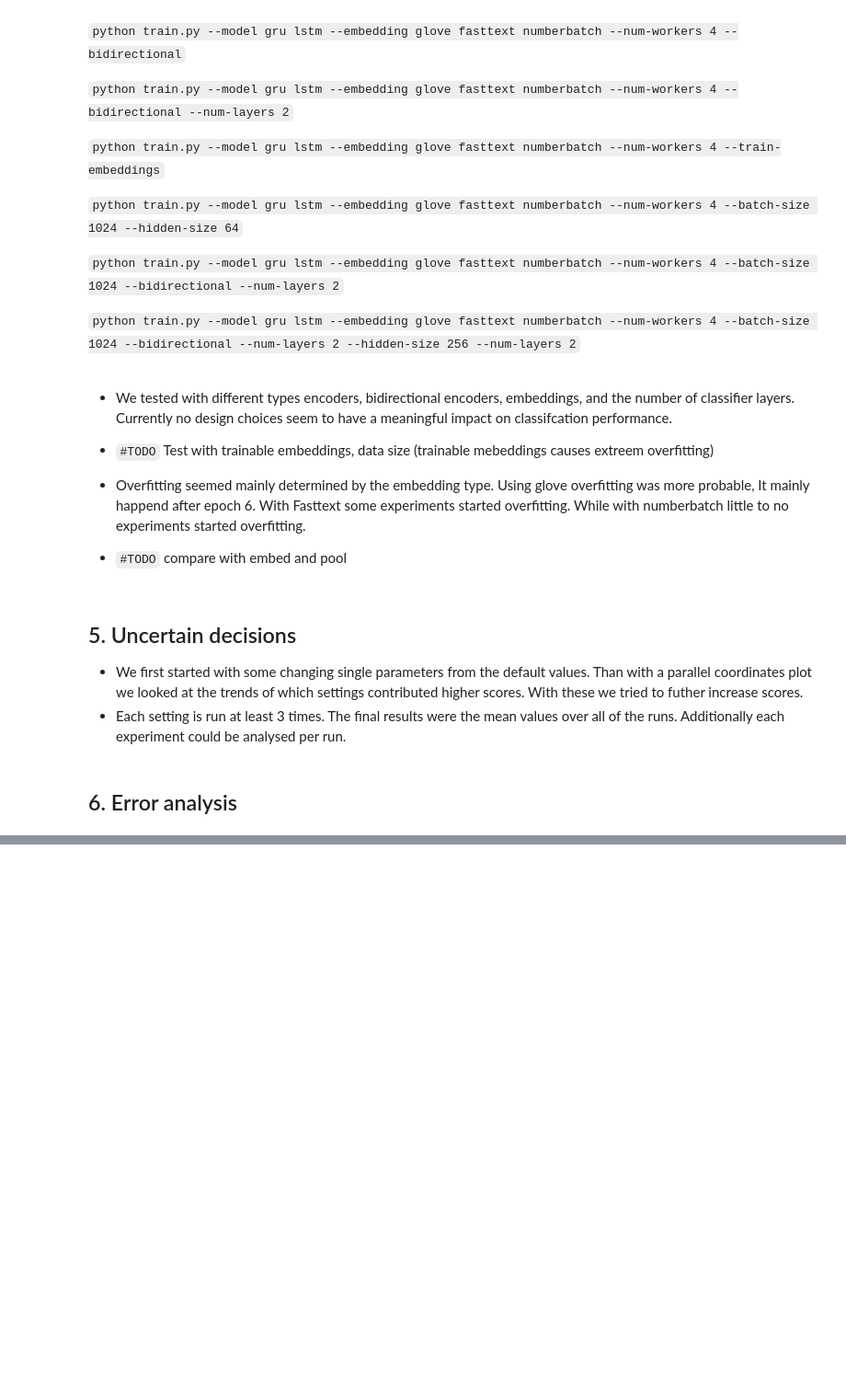
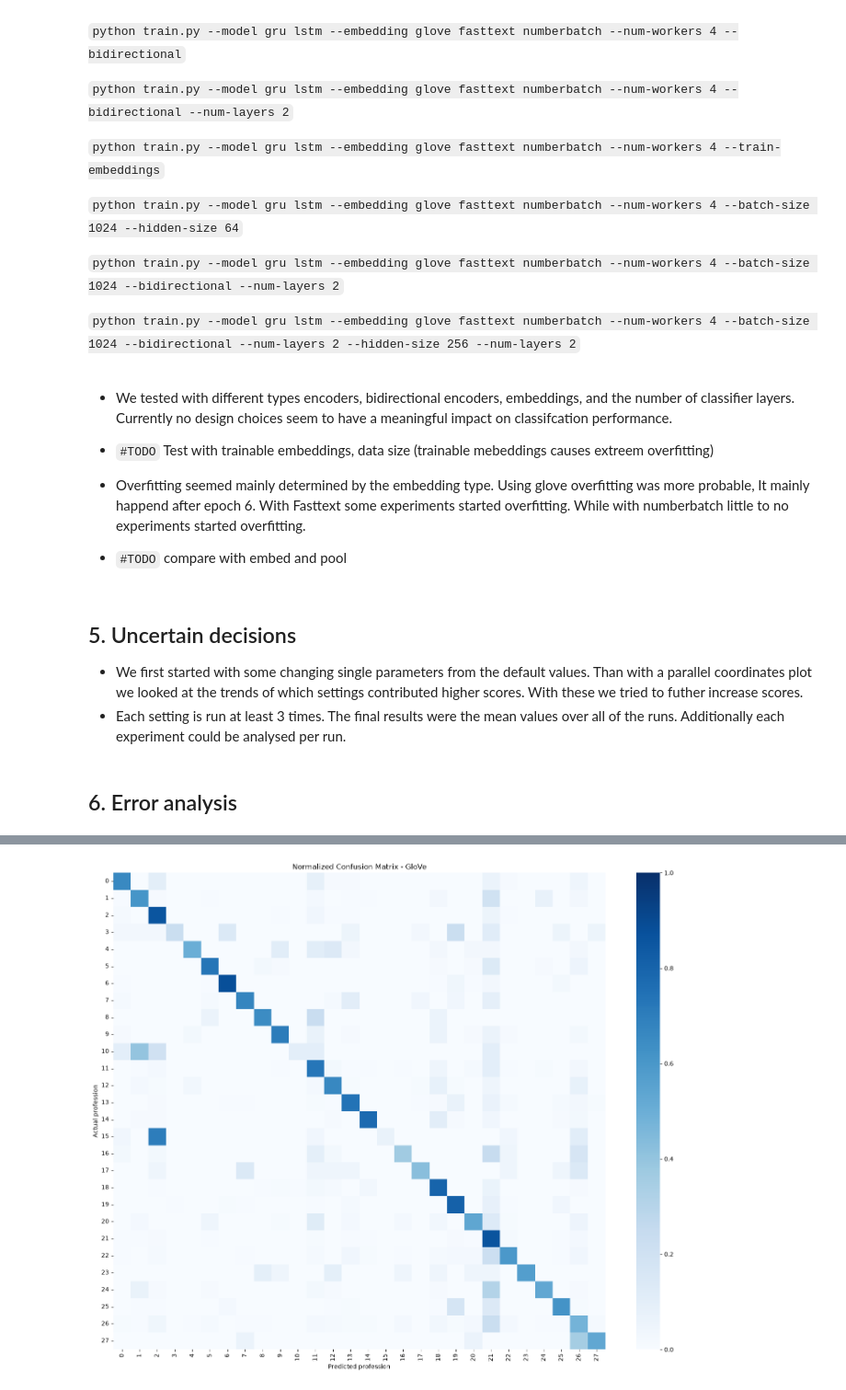
Before and after one commit to YorbenKoolhaas/nlp, a Jupyter notebook: tutorial2/part2/project.ipynb, the cells around one changed output, grey strips where cells are left out. Shown at 92% size. Saved outputs shown, nothing was run; the diff lists cells and outputs as text; code cells hidden in the pictures; blank space fills up the shorter version.

```diff
--- a/tutorial2/part2/project.ipynb
+++ b/tutorial2/part2/project.ipynb
@@ -418,3 +468,71 @@ Trained the following
 - Each setting is run at least 3 times. The final results were the mean values over all of the runs. Additionally each experiment could be analysed per run.
 # %% [markdown]
 ## 6. Error analysis
+# %%
+
+import numpy as np
+import pandas as pd
+import matplotlib.pyplot as plt
+import seaborn as sns
+
+from sklearn.linear_model import LogisticRegression
+from sklearn.metrics import (
+    confusion_matrix,
+    accuracy_score,
+    f1_score,
+    classification_report
+)
+
+# Recreate the GloVe baseline
+# Uses the same 20k training and 5k development split as your notebook
+
+X_train = mean_pool("glove", probe_train["hard_text"])
+X_dev = mean_pool("glove", probe_dev["hard_text"])
+
+y_train = probe_train["profession"]
+y_true = np.array(probe_dev["profession"])
+
+clf = LogisticRegression(max_iter=2000, random_state=42)
+clf.fit(X_train, y_train)
+
+y_pred = clf.predict(X_dev)
+
+print("Accuracy:", round(accuracy_score(y_true, y_pred), 3))
+print("Macro-F1:", round(
+    f1_score(y_true, y_pred, average="macro"), 3
+))
+
+print("\nClassification report:")
+print(classification_report(y_true, y_pred, zero_division=0))
+
+
+# CONFUSION MATRIX
+
+labels = sorted(set(y_true) | set(y_pred))
+
+cm = confusion_matrix(
+    y_true,
+    y_pred,
+    labels=labels,
+    normalize="true"
+)
+
+plt.figure(figsize=(15, 12))
+
+sns.heatmap(
+    cm,
+    cmap="Blues",
+    xticklabels=labels,
+    yticklabels=labels,
+    vmin=0,
+    vmax=1
+)
+
+plt.title("Normalized Confusion Matrix - GloVe")
+plt.xlabel("Predicted profession")
+plt.ylabel("Actual profession")
+plt.xticks(rotation=90)
+plt.yticks(rotation=0)
+plt.tight_layout()
+plt.show()
+# %% [output]
@@ -420,0 +556 @@ Trained the following
+[figure, added]
```
Also changed, not shown: parts of 9 cells of this notebook, 47 other files.
